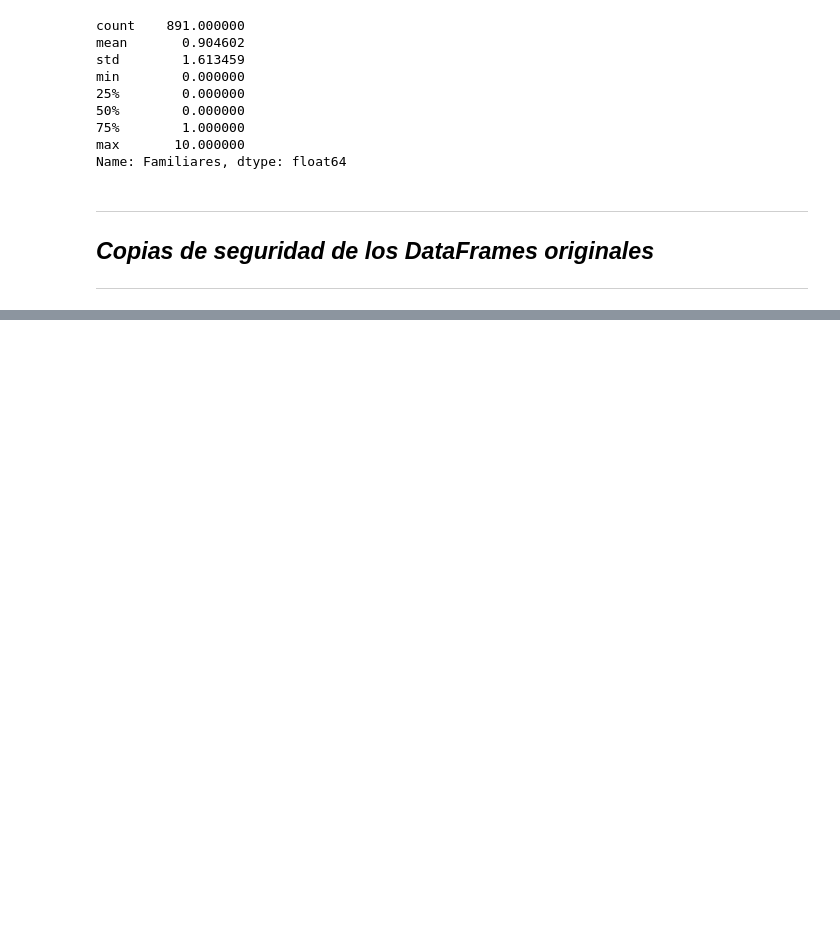
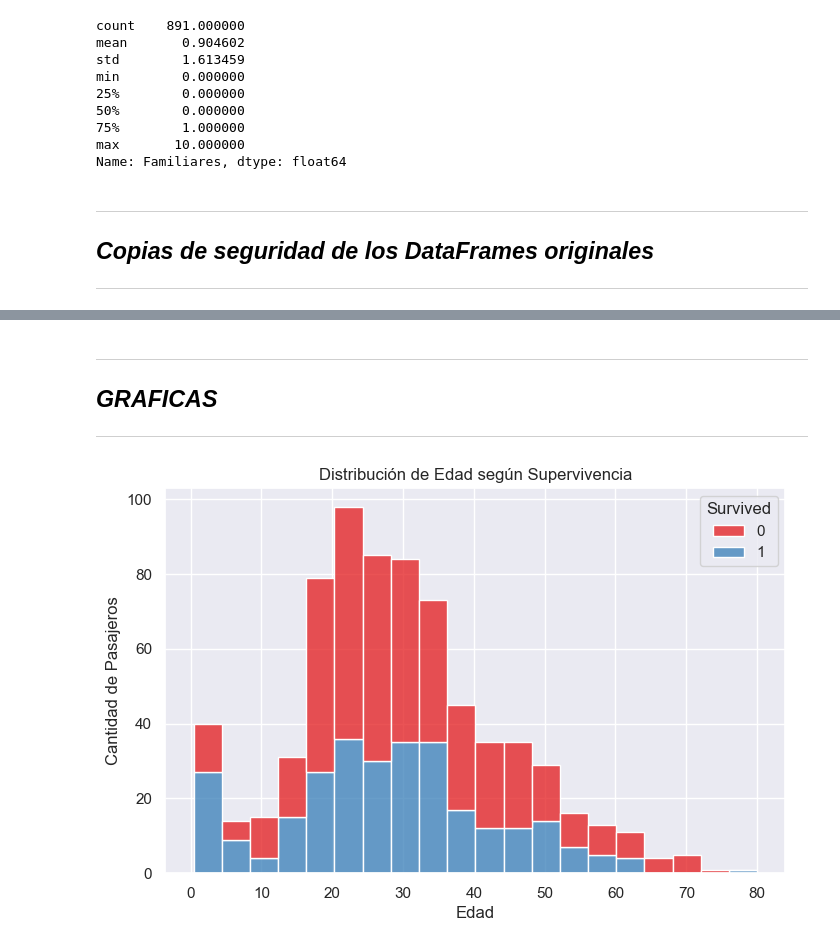
Before and after one commit to Felipeval-cmd/titanic-pandas-proyecto, a Jupyter notebook: notebooks/proyecto_titanic.ipynb, the cells around one changed output, grey strips where cells are left out. Saved outputs shown, nothing was run; the diff lists cells and outputs as text; code cells hidden in the pictures; blank space fills up the shorter version.

Commit message:
Porcentaje supervivencia / Graficas
Punto del 10 al 13 del proyecto

```diff
--- a/notebooks/proyecto_titanic.ipynb
+++ b/notebooks/proyecto_titanic.ipynb
@@ -153,0 +169,11 @@ print("Hello world")
+# %%
+def clasificar_familia(cantidad):
+    if cantidad == 0:
+        return 'Grupo 1: Sin familiares'
+    elif 1 <= cantidad <= 3:
+        return 'Grupo 2: Familia pequeña'
+    else:
+        return 'Grupo 3: Familia grande'
+
+# Aplicamos la función a la nueva columna
+df_junto['Categoria_Familiar'] = df_junto['Familiares'].apply(clasificar_familia)
@@ -153,0 +217,10 @@ print("Hello world")
+# %%
+df_junto['grupo_etario'] = df_junto['Age'].apply(
+    lambda x: 'No Registra' if pd.isna(x)
+    else ('Niños' if x < 10
+          else ('Adolescentes' if x < 18
+                else ('Adultos' if x < 50 else 'Mayores')))
+)
+print("\n=== DISTRIBUCIÓN DE GRUPOS ETARIOS ===")
+distribucion_etaria = df_junto['grupo_etario'].value_counts(dropna=False)
+display(distribucion_etaria)
@@ -153,0 +236,3 @@ print("Hello world")
+# %%
+# Si es nulo (NaN) significa que NO tenía cabina. Si tiene texto, SÍ tenía.
+df_junto['Tiene_Cabina'] = df_junto['Cabin'].apply(lambda x: 'No' if pd.isna(x) else 'Sí')
@@ -153,0 +275,26 @@ print("Hello world")
+# %% [markdown]
+---
+## ***GRAFICAS***
+---
+# %%
+# Configuramos el estilo de los gráficos
+sns.set_theme(style="darkgrid")
+
+# Filtramos df_junto para quitar los valores None o nulos de Survived
+df_validos = df_junto[df_junto['Survived'].notna()]
+
+# Forzamos a que la columna sea leída como texto/categoría (para evitar problemas de formato)
+df_validos = df_validos.copy()
+df_validos['Survived'] = df_validos['Survived'].astype(int).astype(str)
+
+# Creamos el gráfico usando los datos válidos
+plt.figure(figsize=(8, 5))
+sns.histplot(data=df_validos, x="Age", hue="Survived", multiple="stack", palette="Set1")
+
+# Ponemos los títulos claros
+plt.title("Distribución de Edad según Supervivencia")
+plt.xlabel("Edad")
+plt.ylabel("Cantidad de Pasajeros")
+plt.show()
+# %% [output]
+[figure, added]
```
Also changed, not shown: parts of 12 cells of this notebook.
